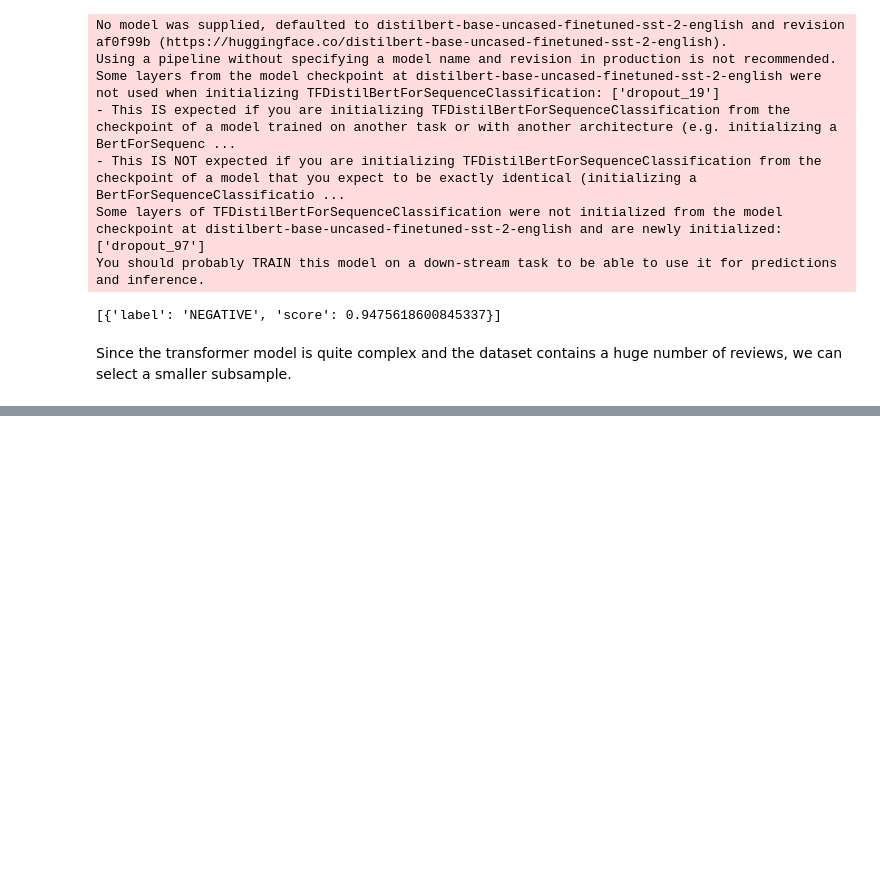
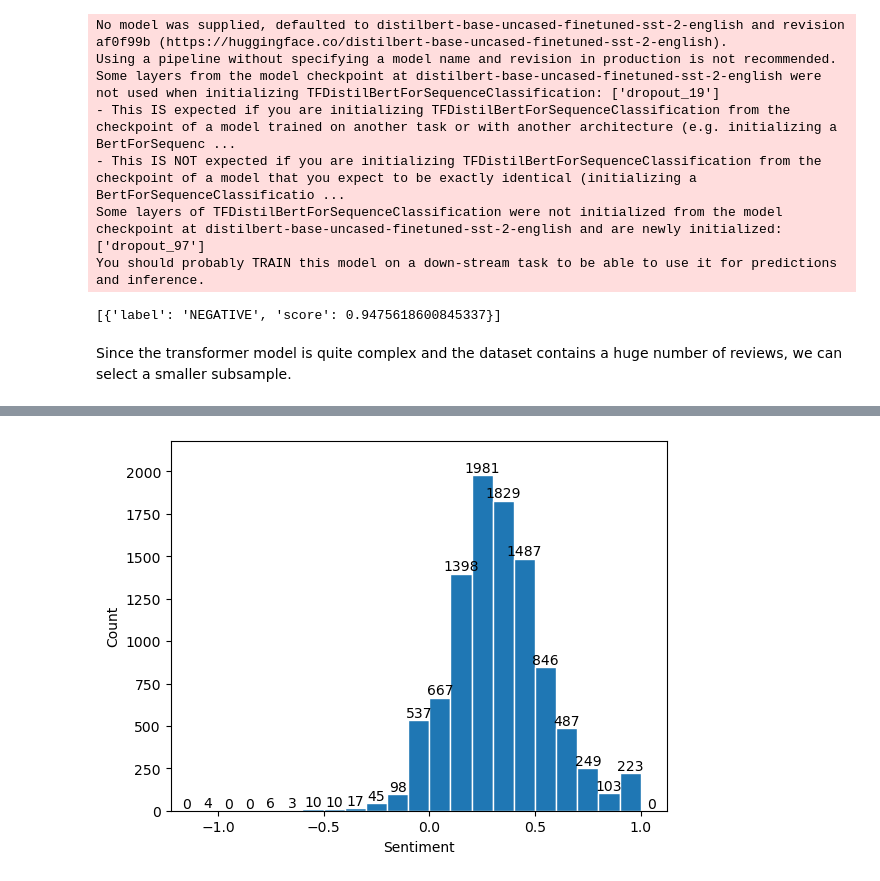
Before and after one commit to Soldaman93/food-sentiment, a Jupyter notebook: sentiment_analysis.ipynb, the cells around one changed output, grey strips where cells are left out. Cells and saved outputs as stored; diff of their text form; code cells hidden in the pictures; blank space fills up the shorter version.

Commit message:
Computed sentiment distribution

```diff
--- a/sentiment_analysis.ipynb
+++ b/sentiment_analysis.ipynb
@@ -98,3 +97,5 @@ df_subset = df_full.sample(10000)
 df_subset['sentiment_3'] = df_subset.review.astype(str).progress_apply(lambda text: sentiment_pipeline(text[:500]))
 # %%
 df_subset.to_pickle('sentiment_dataset.pkl')
+# %%
+df_subset = pd.read_pickle('sentiment_dataset.pkl')
@@ -100,0 +104,9 @@ df_subset.to_pickle('sentiment_dataset.pkl')
+# %%
+values, bins, bars = plt.hist(df_subset['sentiment_1'],bins=np.arange(-1.2,1.2,0.1),edgecolor='white')
+plt.xlabel("Sentiment")
+plt.ylabel("Count")
+plt.bar_label(bars, fontsize=10)
+plt.margins(x=0.01, y=0.1)
+plt.show()
+# %% [output]
+[figure, added]
```
Also changed, not shown: parts of 6 cells of this notebook.
